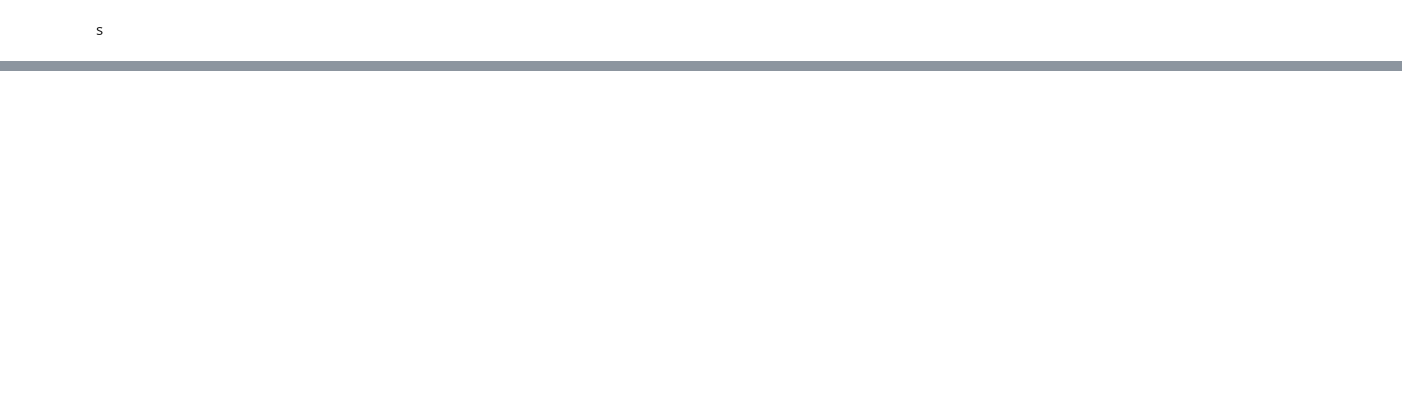
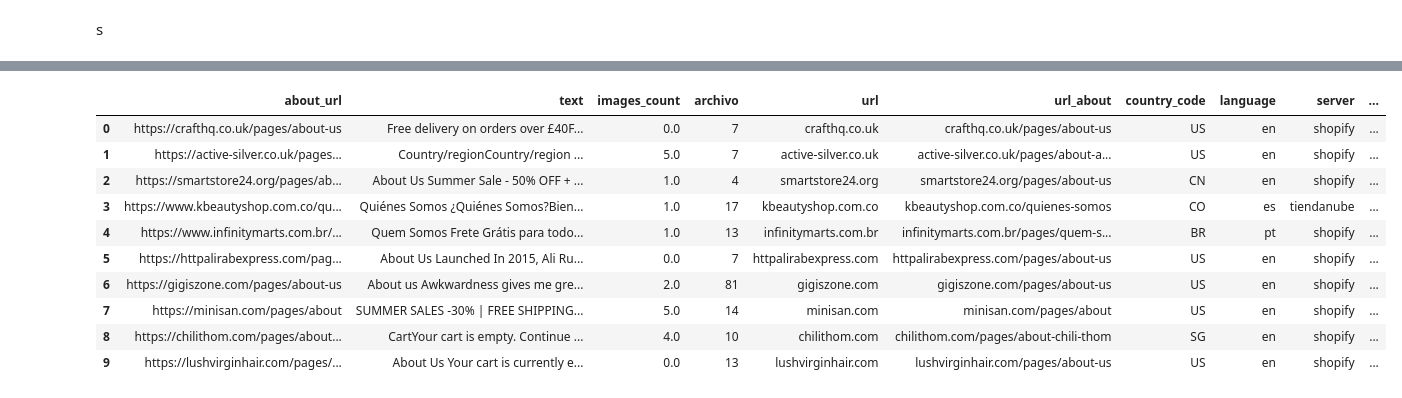
Before and after one commit to nadavo11/textual-semantic-segmentation, a Jupyter notebook: textual_semantic_segmentation.ipynb, the cells around one changed output, grey strips where cells are left out. Cells and saved outputs as stored; diff of their text form; code cells hidden in the pictures; blank space fills up the shorter version.

```diff
--- a/textual_semantic_segmentation.ipynb
+++ b/textual_semantic_segmentation.ipynb
@@ -11,3 +35,5 @@ You can see what GPU you've been assigned at any time by executing the following
+# %%
+df['purged_text'] = ''
 # %%
 gpu_info = !nvidia-smi
 gpu_info = '\n'.join(gpu_info)
@@ -494,0 +666,10 @@ Score: -0.8513471554173069
+# %%
+
+labeled_segments = segment_text_viterbi(text, labels, classifier,smoothness=0.25)
+print_segmented_text(labeled_segments)
+switching_strings,switching_labels, switching_indices = get_switching_strings(labeled_segments)
+corrected_segments = fix_splits(labeled_segments,switching_labels,switching_strings,switching_indices, classifier,labels)
+
+print("\n===== FINAL CORRECTED SEGMENTATION =====")
+for text_seg, label_seg in corrected_segments:
+    print(f"[{label_seg}] {text_seg}")
@@ -494,0 +694,12 @@ Score: -0.8513471554173069
+# %%
+def segment_text(text, labels, classifier,smoothness=0.5,spam_th=0.3,batch_size=32):
+  labeled_segments = segment_text_viterbi(text, labels, classifier,smoothness=smoothness,spam_th=spam_th,batch_size=batch_size)
+  #print_segmented_text(labeled_segments)
+  switching_strings,switching_labels, switching_indices = get_switching_strings(labeled_segments)
+
+  corrected_segments = fix_splits(labeled_segments,switching_labels,switching_strings,switching_indices, classifier,labels)
+  return corrected_segments
+
+print("\n===== FINAL CORRECTED SEGMENTATION =====")
+for text_seg, label_seg in corrected_segments:
+    print(f"[{label_seg}] {text_seg}")
@@ -494,0 +726,18 @@ Score: -0.8513471554173069
+# %%
+# loop through df rows
+labels = ["ad","our values"]
+for i,r in df.iterrows():
+  print(i)
+  if i < 0:
+    pass
+  else:
+    corrected_segments = segment_text(r["text"], labels, classifier,smoothness=0.3,spam_th=0.3,batch_size=128)
+    purged_text= [text_seg for text_seg, label_seg in corrected_segments if label_seg == labels[0]]
+    purged_text_str = "\n".join(purged_text)
+
+    clean_text = [text_seg for text_seg, label_seg in corrected_segments if label_seg == labels[1]]
+    clean_text_str = "\n".join(clean_text)
+
+    # put it in df["clean_text"]
+    df.at[i, 'clean_text'] = clean_text_str
+    df.at[i, 'purged_text'] = purged_text_str
@@ -494,0 +1023,14 @@ Score: -0.8513471554173069
+# %%
+display(df.head(10))
+# %% [output]
+|  | about_url | text | images_count | archivo | url | url_about | country_code | language | server | ... |
+| 0 | https://crafthq.co.uk/pages/about-us | Free delivery on orders over £40F... | 0.0 | 7 | crafthq.co.uk | crafthq.co.uk/pages/about-us | US | en | shopify | ... |
+| 1 | https://active-silver.co.uk/pages... | Country/regionCountry/region ... | 5.0 | 7 | active-silver.co.uk | active-silver.co.uk/pages/about-a... | US | en | shopify | ... |
+| 2 | https://smartstore24.org/pages/ab... | About Us Summer Sale - 50% OFF + ... | 1.0 | 4 | smartstore24.org | smartstore24.org/pages/about-us | CN | en | shopify | ... |
+| 3 | https://www.kbeautyshop.com.co/qu... | Quiénes Somos ¿Quiénes Somos?Bien... | 1.0 | 17 | kbeautyshop.com.co | kbeautyshop.com.co/quienes-somos | CO | es | tiendanube | ... |
+| 4 | https://www.infinitymarts.com.br/... | Quem Somos Frete Grátis para todo... | 1.0 | 13 | infinitymarts.com.br | infinitymarts.com.br/pages/quem-s... | BR | pt | shopify | ... |
+| 5 | https://httpalirabexpress.com/pag... | About Us Launched In 2015, Ali Ru... | 0.0 | 7 | httpalirabexpress.com | httpalirabexpress.com/pages/about-us | US | en | shopify | ... |
+| 6 | https://gigiszone.com/pages/about-us | About us Awkwardness gives me gre... | 2.0 | 81 | gigiszone.com | gigiszone.com/pages/about-us | US | en | shopify | ... |
+| 7 | https://minisan.com/pages/about | SUMMER SALES -30% | FREE SHIPPING... | 5.0 | 14 | minisan.com | minisan.com/pages/about | US | en | shopify | ... |
+| 8 | https://chilithom.com/pages/about... | CartYour cart is empty. Continue ... | 4.0 | 10 | chilithom.com | chilithom.com/pages/about-chili-thom | SG | en | shopify | ... |
+| 9 | https://lushvirginhair.com/pages/... | About Us Your cart is currently e... | 0.0 | 13 | lushvirginhair.com | lushvirginhair.com/pages/about-us | US | en | shopify | ... |
```
Also changed, not shown: parts of 27 cells of this notebook.
